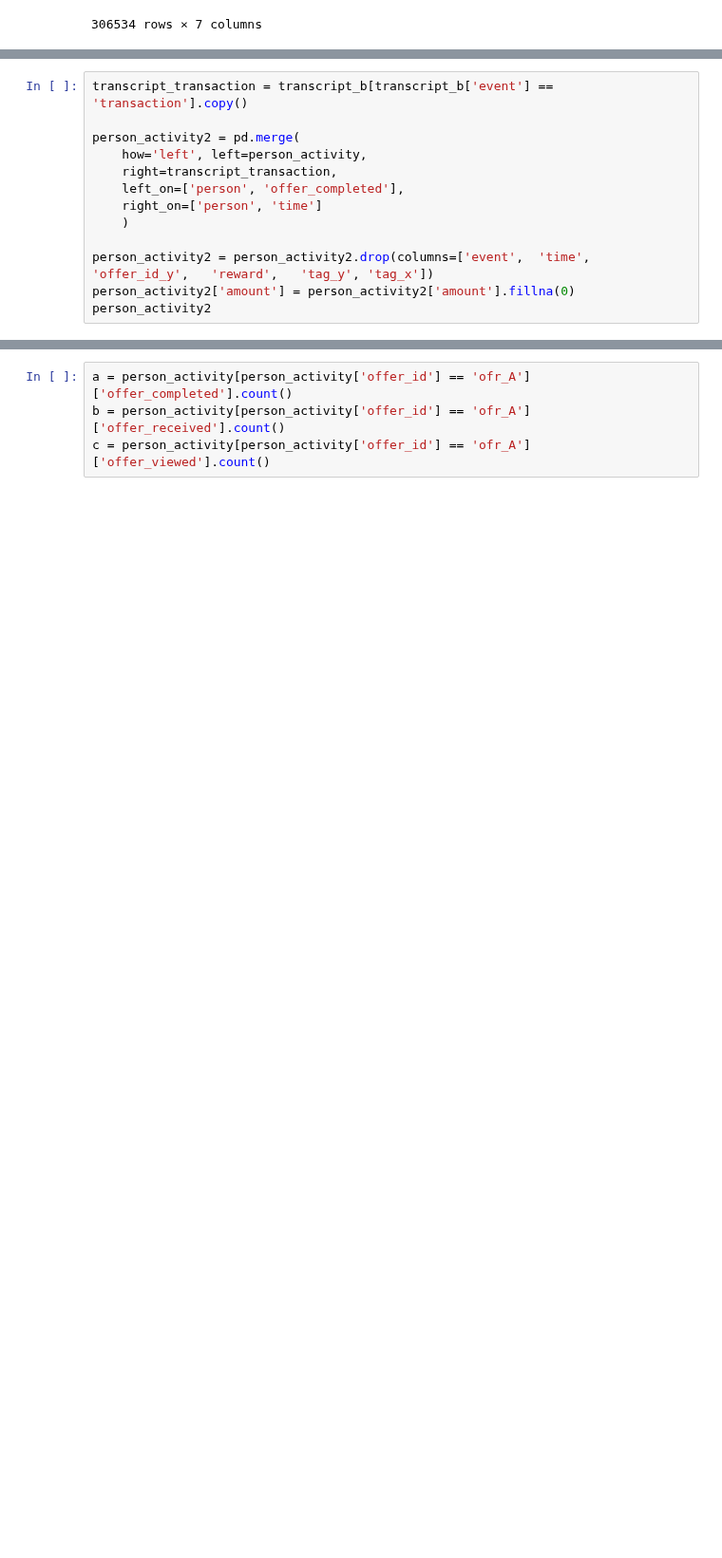
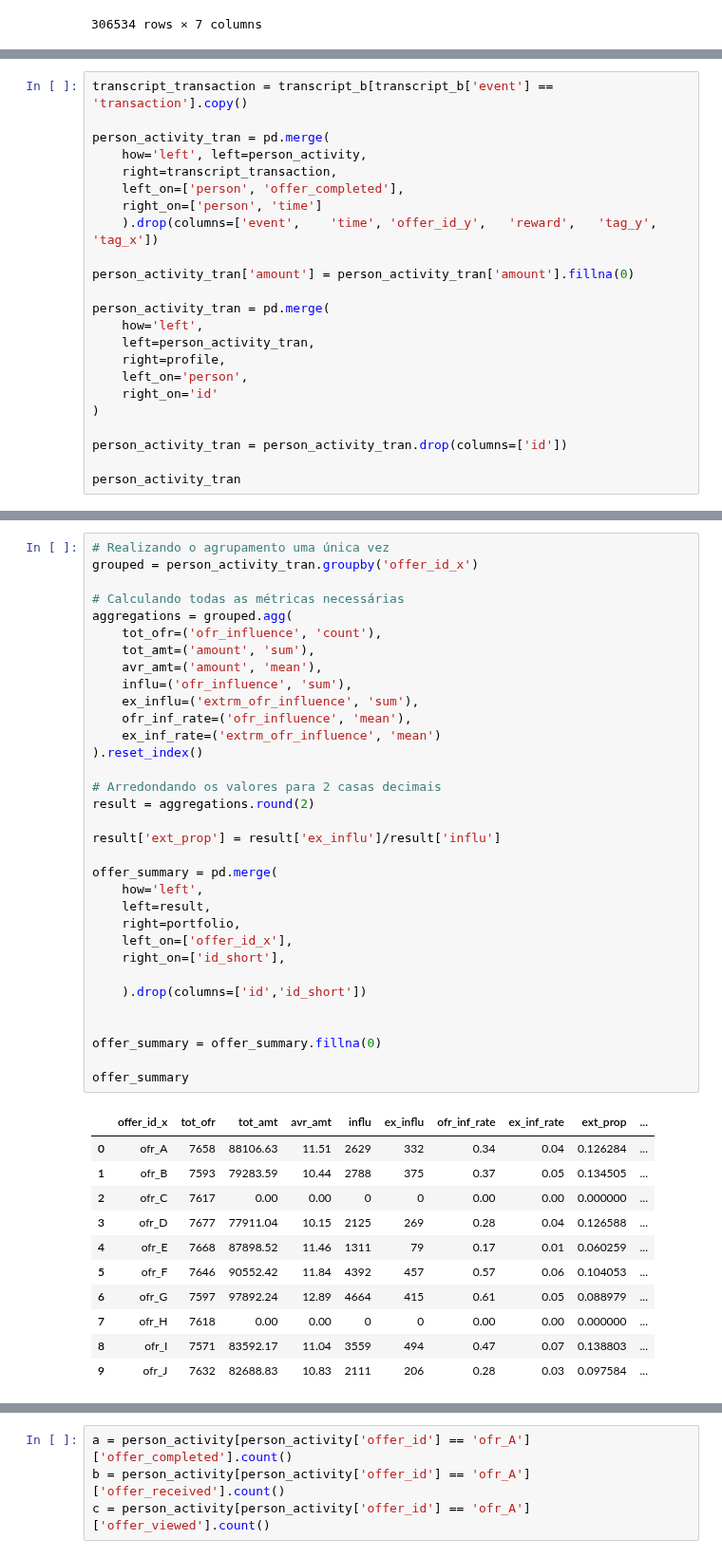
Before and after one commit to Niltonjuniorphd/Starbucks_project, a Jupyter notebook: Starbucks_Capstone_notebook.ipynb, the cells around one changed output, grey strips where cells are left out. Shown at 95% size. Cells and saved outputs as stored; diff of their text form; blank space fills up the shorter version.

Commit message:
working on offer summarised table

```diff
--- a/Starbucks_Capstone_notebook.ipynb
+++ b/Starbucks_Capstone_notebook.ipynb
@@ -472,16 +286,26 @@ transcript_b
 # %%
 transcript_transaction = transcript_b[transcript_b['event'] == 'transaction'].copy()
 
-person_activity2 = pd.merge(
+person_activity_tran = pd.merge(
     how='left', left=person_activity,
     right=transcript_transaction,
     left_on=['person', 'offer_completed'],
     right_on=['person', 'time']
-    )
+    ).drop(columns=['event',	'time',	'offer_id_y',	'reward',	'tag_y', 'tag_x'])
 
-person_activity2 = person_activity2.drop(columns=['event',	'time',	'offer_id_y',	'reward',	'tag_y', 'tag_x'])
-person_activity2['amount'] = person_activity2['amount'].fillna(0)
-person_activity2
+person_activity_tran['amount'] = person_activity_tran['amount'].fillna(0)
+
+person_activity_tran = pd.merge(
+    how='left',
+    left=person_activity_tran,
+    right=profile,
+    left_on='person',
+    right_on='id'
+)
+
+person_activity_tran = person_activity_tran.drop(columns=['id'])
+
+person_activity_tran
 # %% [output]
 |  | person | offer_id_x | offer_completed | offer_received | offer_viewed | ofr_influence | ... |
 | 0 | 0009655768c64bdeb2e877511632db8f | ofr_C | NaN | 336.0 | 372.0 | False | ... |
@@ -573,0 +323,45 @@ pd.merge(
+# %%
+# Realizando o agrupamento uma única vez
+grouped = person_activity_tran.groupby('offer_id_x')
+
+# Calculando todas as métricas necessárias
+aggregations = grouped.agg(
+    tot_ofr=('ofr_influence', 'count'),
+    tot_amt=('amount', 'sum'),
+    avr_amt=('amount', 'mean'),
+    influ=('ofr_influence', 'sum'),
+    ex_influ=('extrm_ofr_influence', 'sum'),
+    ofr_inf_rate=('ofr_influence', 'mean'),
+    ex_inf_rate=('extrm_ofr_influence', 'mean')
+).reset_index()
+
+# Arredondando os valores para 2 casas decimais
+result = aggregations.round(2)
+
+result['ext_prop'] = result['ex_influ']/result['influ']
+
+offer_summary = pd.merge(
+    how='left',
+    left=result,
+    right=portfolio,
+    left_on=['offer_id_x'],
+    right_on=['id_short'],
+
+    ).drop(columns=['id','id_short'])
+
+
+offer_summary = offer_summary.fillna(0)
+
+offer_summary
+# %% [output]
+|  | offer_id_x | tot_ofr | tot_amt | avr_amt | influ | ex_influ | ofr_inf_rate | ex_inf_rate | ext_prop | ... |
+| 0 | ofr_A | 7658 | 88106.63 | 11.51 | 2629 | 332 | 0.34 | 0.04 | 0.126284 | ... |
+| 1 | ofr_B | 7593 | 79283.59 | 10.44 | 2788 | 375 | 0.37 | 0.05 | 0.134505 | ... |
+| 2 | ofr_C | 7617 | 0.00 | 0.00 | 0 | 0 | 0.00 | 0.00 | 0.000000 | ... |
+| 3 | ofr_D | 7677 | 77911.04 | 10.15 | 2125 | 269 | 0.28 | 0.04 | 0.126588 | ... |
+| 4 | ofr_E | 7668 | 87898.52 | 11.46 | 1311 | 79 | 0.17 | 0.01 | 0.060259 | ... |
+| 5 | ofr_F | 7646 | 90552.42 | 11.84 | 4392 | 457 | 0.57 | 0.06 | 0.104053 | ... |
+| 6 | ofr_G | 7597 | 97892.24 | 12.89 | 4664 | 415 | 0.61 | 0.05 | 0.088979 | ... |
+| 7 | ofr_H | 7618 | 0.00 | 0.00 | 0 | 0 | 0.00 | 0.00 | 0.000000 | ... |
+| 8 | ofr_I | 7571 | 83592.17 | 11.04 | 3559 | 494 | 0.47 | 0.07 | 0.138803 | ... |
+| 9 | ofr_J | 7632 | 82688.83 | 10.83 | 2111 | 206 | 0.28 | 0.03 | 0.097584 | ... |
```
Also changed, not shown: parts of 59 cells of this notebook.
